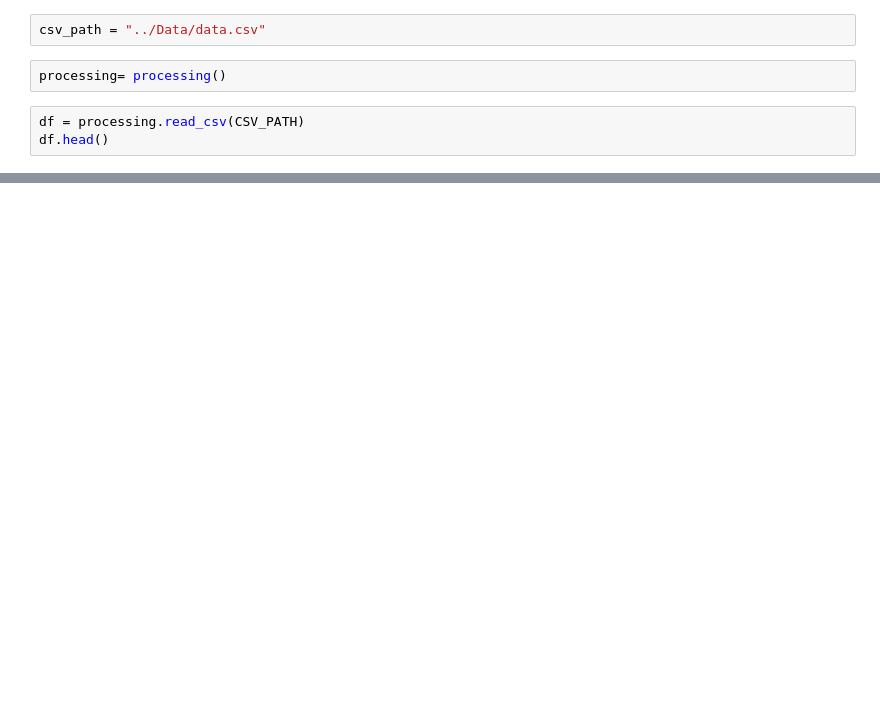
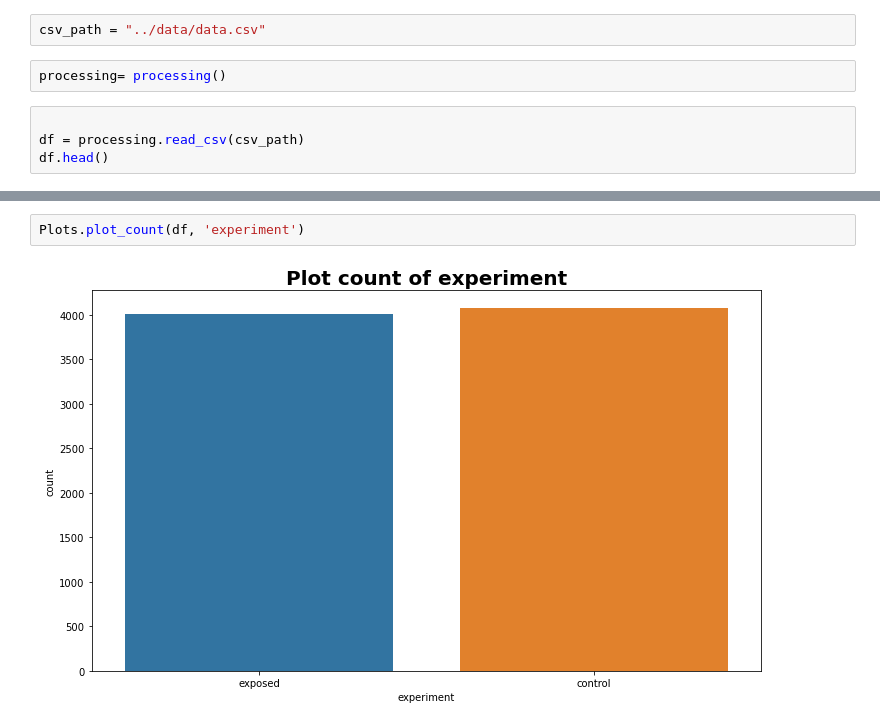
Before and after one commit to Maelaf/Week-2-A-B-testing-Ad-campaign-performance, a Jupyter notebook: notebooks/AB Testing.ipynb, the cells around one changed output, grey strips where cells are left out. Drawn from its saved outputs; the diff is of its cells as text; blank space fills up the shorter version.

```diff
--- a/notebooks/AB Testing.ipynb
+++ b/notebooks/AB Testing.ipynb
@@ -18,10 +18,11 @@ import scipy.stats as scs
 import processing
 from processing import processing
 # %%
-csv_path = "../Data/data.csv"
+csv_path = "../data/data.csv"
 # %%
 processing= processing()
 # %%
-df = processing.read_csv(CSV_PATH)
+
+df = processing.read_csv(csv_path)
 df.head()
 # %% [output]
@@ -35,0 +75,4 @@ NameError: name 'df' is not defined
+# %%
+Plots.plot_count(df, 'experiment')
+# %% [output]
+[figure, added]
```
Also changed, not shown: parts of 23 cells of this notebook, 2 other files.
